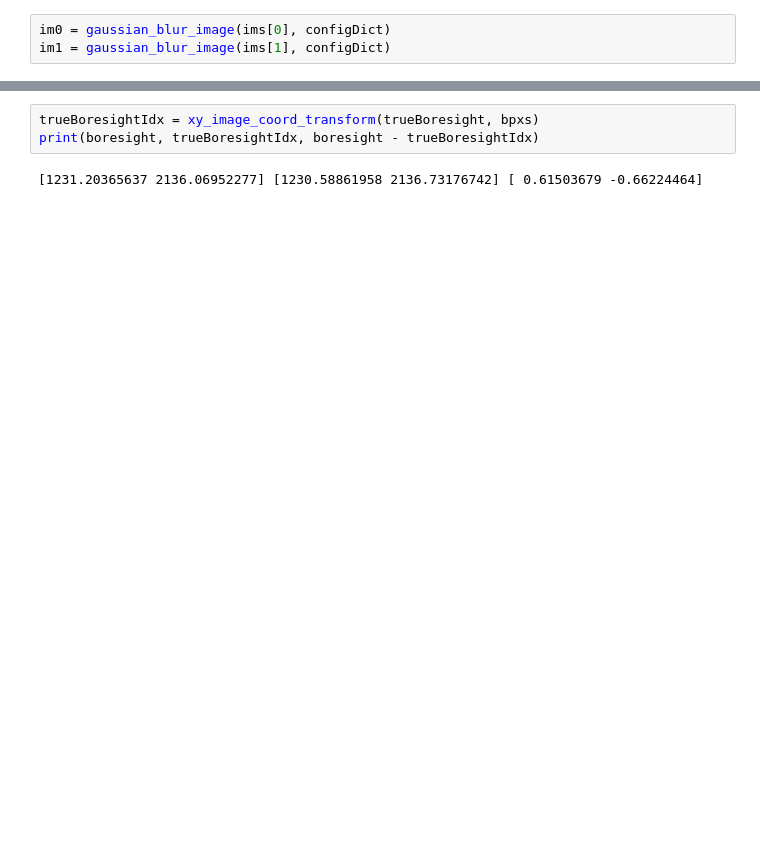
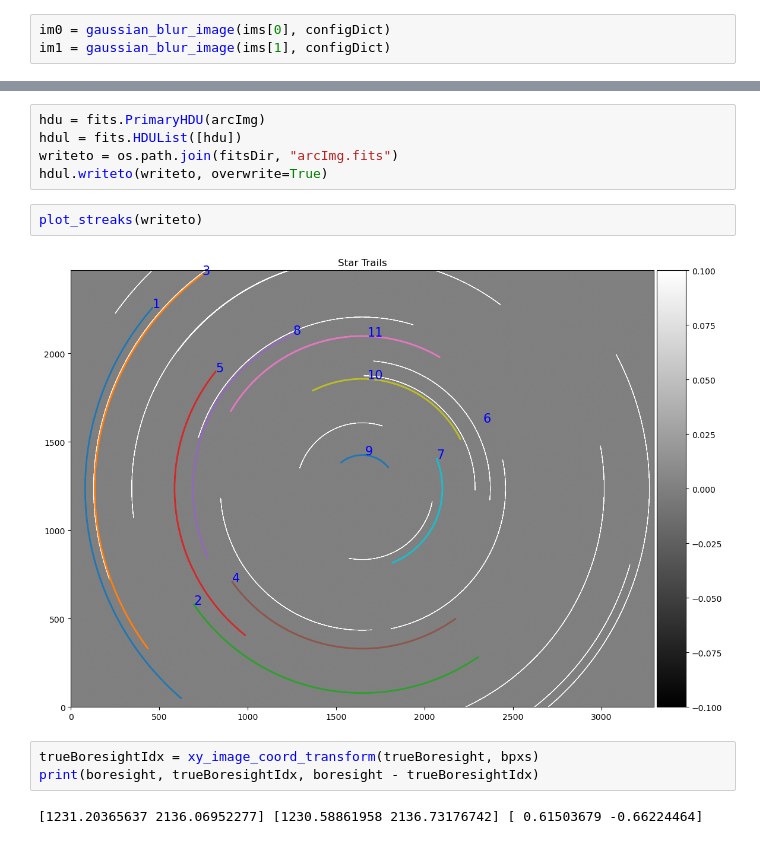
Before and after one commit to adriansh95/sitcom, a Jupyter notebook: starTracker/findBoresight/notebooks/boresightScratch.ipynb, the cells around one changed output, grey strips where cells are left out. Cells and saved outputs as stored; diff of their text form; blank space fills up the shorter version.

Commit message:
Plotted streaks using Johnny's method

```diff
--- a/starTracker/findBoresight/notebooks/boresightScratch.ipynb
+++ b/starTracker/findBoresight/notebooks/boresightScratch.ipynb
@@ -152,3 +120,12 @@ plot_arc_image(bpxs, boresight=trueBoresight)
+# %%
+hdu = fits.PrimaryHDU(arcImg)
+hdul = fits.HDUList([hdu])
+writeto = os.path.join(fitsDir, "arcImg.fits")
+hdul.writeto(writeto, overwrite=True)
+# %%
+plot_streaks(writeto)
+# %% [output]
+[figure, added]
 # %%
 trueBoresightIdx = xy_image_coord_transform(trueBoresight, bpxs)
 print(boresight, trueBoresightIdx, boresight - trueBoresightIdx)
```
Also changed, not shown: parts of 9 cells of this notebook.
